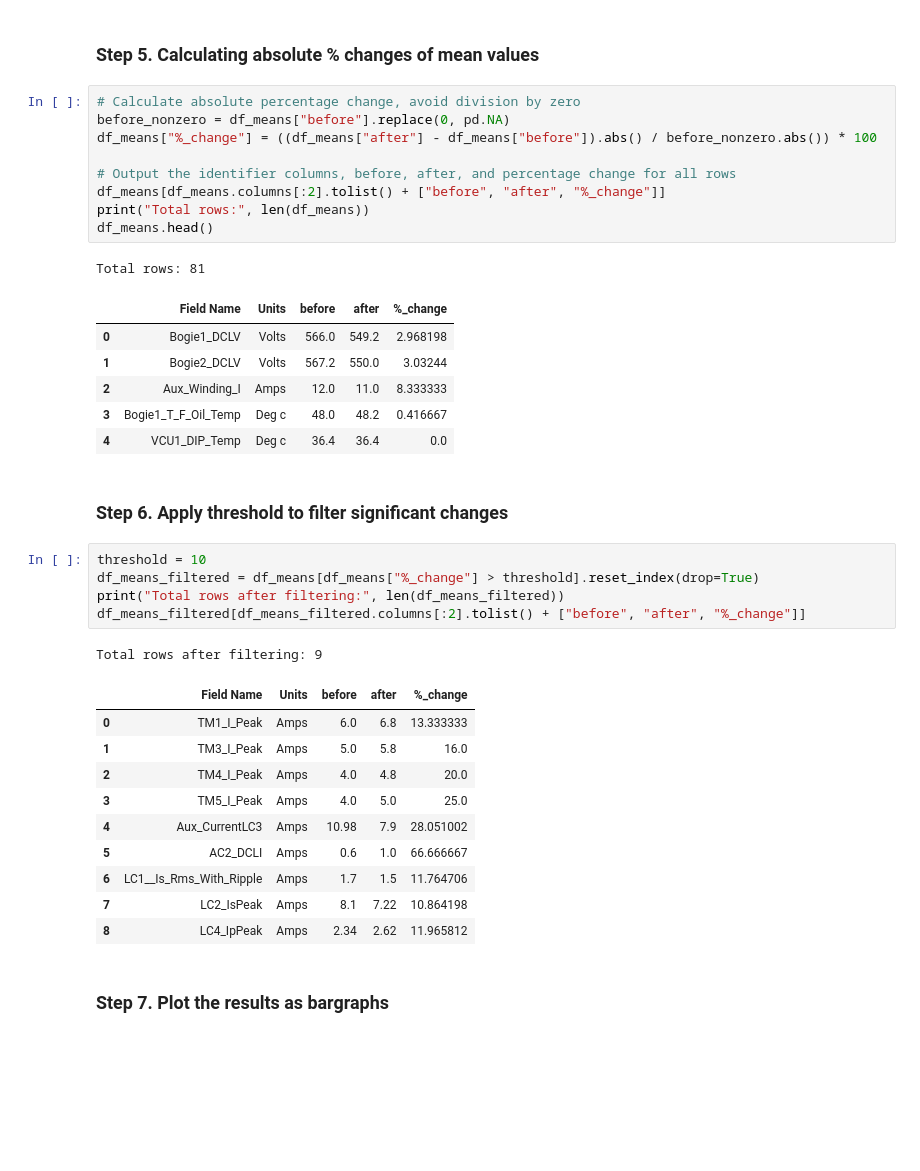
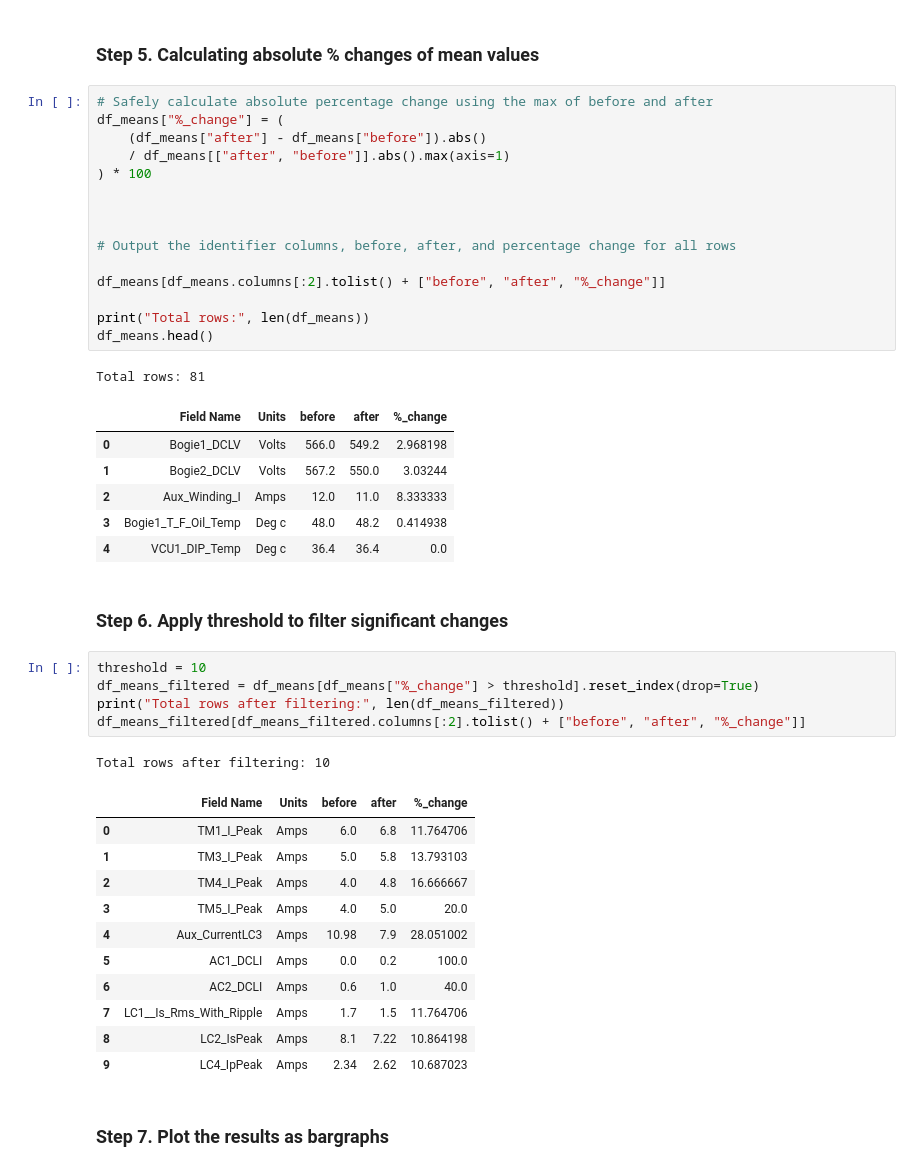
Before and after one commit to jasurlive/THESIS_WSU, a Jupyter notebook: fault_analysis.ipynb, the cells around one changed output. Cells and saved outputs as stored; diff of their text form; blank space fills up the shorter version.

```diff
--- a/fault_analysis.ipynb
+++ b/fault_analysis.ipynb
@@ -101,21 +102,27 @@ Total rows: 81
 # %% [markdown]
 ### Step 5. Calculating absolute % changes of mean values
 # %%
-# Calculate absolute percentage change, avoid division by zero
-before_nonzero = df_means["before"].replace(0, pd.NA)
-df_means["%_change"] = ((df_means["after"] - df_means["before"]).abs() / before_nonzero.abs()) * 100
+# Safely calculate absolute percentage change using the max of before and after
+df_means["%_change"] = (
+    (df_means["after"] - df_means["before"]).abs()
+    / df_means[["after", "before"]].abs().max(axis=1)
+) * 100
+
+
 
 # Output the identifier columns, before, after, and percentage change for all rows
+
 df_means[df_means.columns[:2].tolist() + ["before", "after", "%_change"]]
+
 print("Total rows:", len(df_means))
 df_means.head()
 # %% [output]
 Total rows: 81
 |  | Field Name | Units | before | after | %_change |
 | 0 | Bogie1_DCLV | Volts | 566.0 | 549.2 | 2.968198 |
 | 1 | Bogie2_DCLV | Volts | 567.2 | 550.0 | 3.03244 |
 | 2 | Aux_Winding_I | Amps | 12.0 | 11.0 | 8.333333 |
-| 3 | Bogie1_T_F_Oil_Temp | Deg c | 48.0 | 48.2 | 0.416667 |
+| 3 | Bogie1_T_F_Oil_Temp | Deg c | 48.0 | 48.2 | 0.414938 |
 | 4 | VCU1_DIP_Temp | Deg c | 36.4 | 36.4 | 0.0 |
 # %% [markdown]
 ### Step 6. Apply threshold to filter significant changes
@@ -125,17 +132,18 @@ df_means_filtered = df_means[df_means["%_change"] > threshold].reset_index(drop=
 print("Total rows after filtering:", len(df_means_filtered))
 df_means_filtered[df_means_filtered.columns[:2].tolist() + ["before", "after", "%_change"]]
 # %% [output]
-Total rows after filtering: 9
+Total rows after filtering: 10
 |  | Field Name | Units | before | after | %_change |
-| 0 | TM1_I_Peak | Amps | 6.0 | 6.8 | 13.333333 |
-| 1 | TM3_I_Peak | Amps | 5.0 | 5.8 | 16.0 |
-| 2 | TM4_I_Peak | Amps | 4.0 | 4.8 | 20.0 |
-| 3 | TM5_I_Peak | Amps | 4.0 | 5.0 | 25.0 |
+| 0 | TM1_I_Peak | Amps | 6.0 | 6.8 | 11.764706 |
+| 1 | TM3_I_Peak | Amps | 5.0 | 5.8 | 13.793103 |
+| 2 | TM4_I_Peak | Amps | 4.0 | 4.8 | 16.666667 |
+| 3 | TM5_I_Peak | Amps | 4.0 | 5.0 | 20.0 |
 | 4 | Aux_CurrentLC3 | Amps | 10.98 | 7.9 | 28.051002 |
-| 5 | AC2_DCLI | Amps | 0.6 | 1.0 | 66.666667 |
-| 6 | LC1__Is_Rms_With_Ripple | Amps | 1.7 | 1.5 | 11.764706 |
-| 7 | LC2_IsPeak | Amps | 8.1 | 7.22 | 10.864198 |
-| 8 | LC4_IpPeak | Amps | 2.34 | 2.62 | 11.965812 |
+| 5 | AC1_DCLI | Amps | 0.0 | 0.2 | 100.0 |
+| 6 | AC2_DCLI | Amps | 0.6 | 1.0 | 40.0 |
+| 7 | LC1__Is_Rms_With_Ripple | Amps | 1.7 | 1.5 | 11.764706 |
+| 8 | LC2_IsPeak | Amps | 8.1 | 7.22 | 10.864198 |
+| 9 | LC4_IpPeak | Amps | 2.34 | 2.62 | 10.687023 |
 # %% [markdown]
 ### Step 7. Plot the results as bargraphs
 # %%
```
Also changed, not shown: parts of 4 cells of this notebook.
